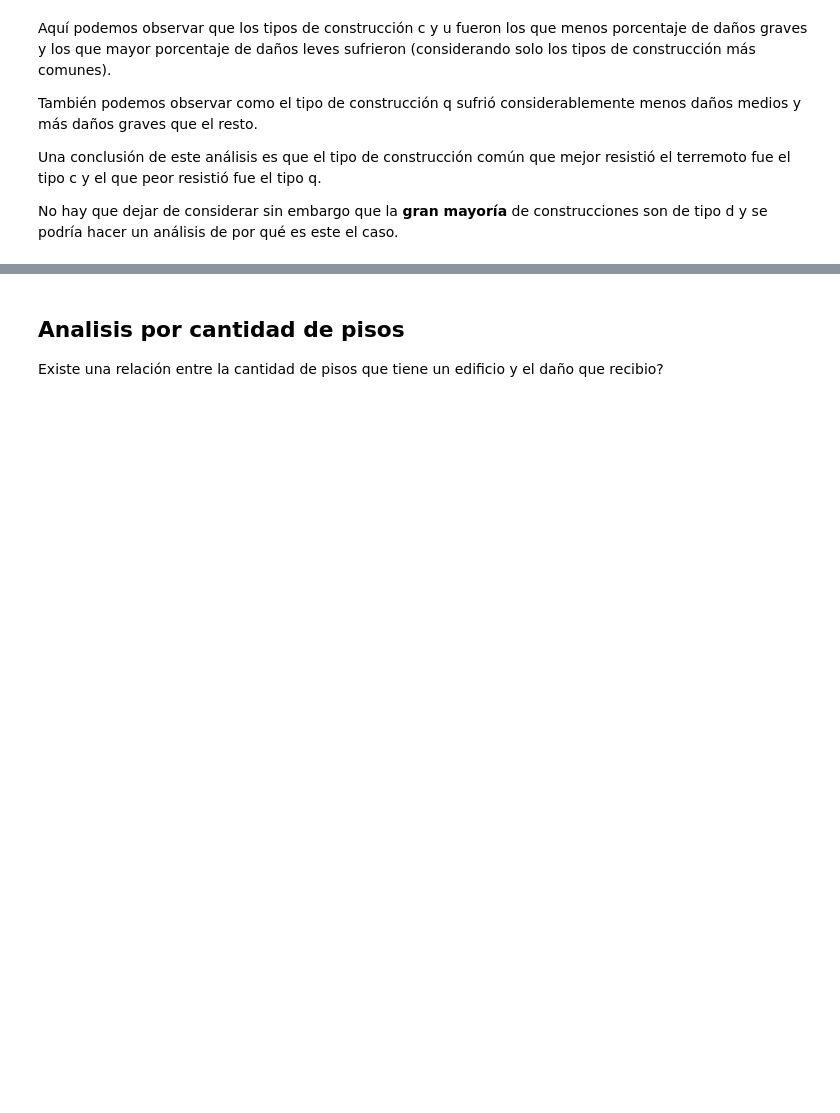
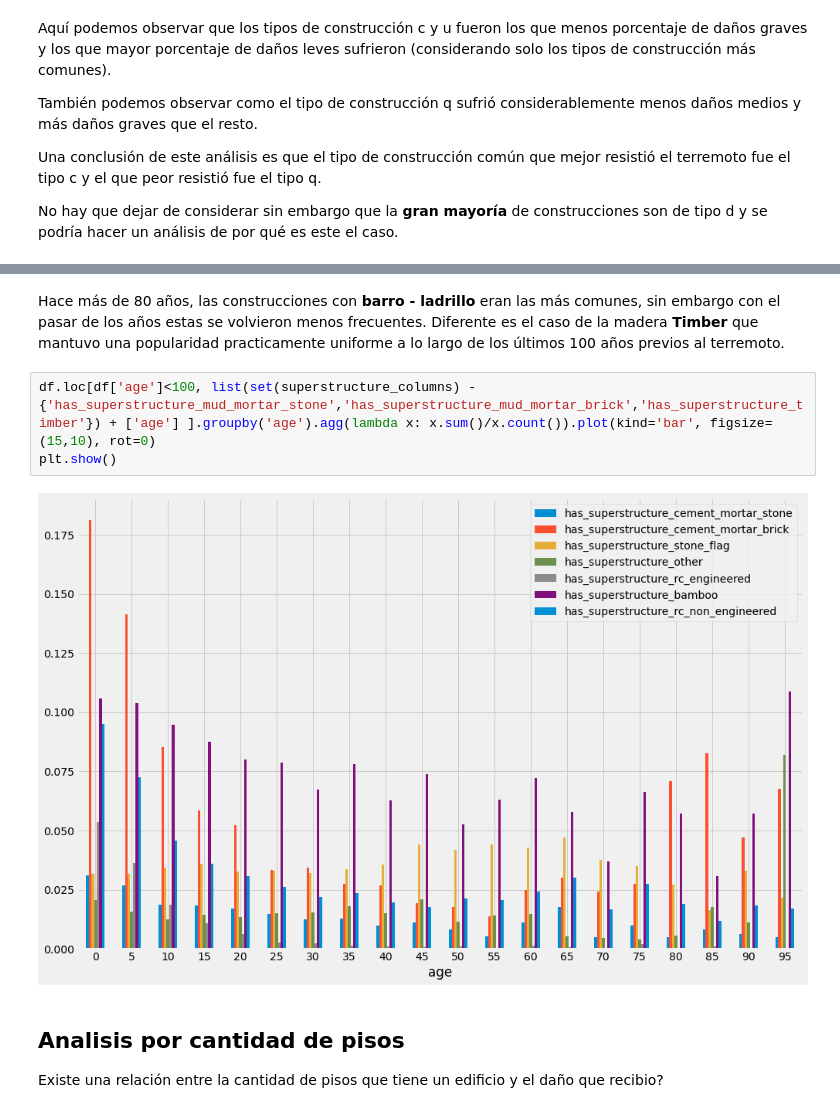
Before and after one commit to franvinas/7506-tp1, a Jupyter notebook: tp1.ipynb, the cells around one changed output, grey strips where cells are left out. Saved outputs shown, nothing was run; the diff lists cells and outputs as text; blank space fills up the shorter version.

```diff
--- a/tp1.ipynb
+++ b/tp1.ipynb
@@ -857,3 +871,10 @@ No hay que dejar de considerar sin embargo que la **gran mayoría** de construcc
+# %% [markdown]
+Hace más de 80 años, las construcciones con **barro - ladrillo** eran las más comunes, sin embargo con el pasar de los años estas se volvieron menos frecuentes. Diferente es el caso de la madera **Timber** que mantuvo una popularidad practicamente uniforme a lo largo de los últimos 100 años previos al terremoto.
+# %%
+df.loc[df['age']<100, list(set(superstructure_columns) - {'has_superstructure_mud_mortar_stone','has_superstructure_mud_mortar_brick','has_superstructure_timber'}) + ['age'] ].groupby('age').agg(lambda x: x.sum()/x.count()).plot(kind='bar', figsize=(15,10), rot=0)
+plt.show()
+# %% [output]
+[figure, added]
 # %% [markdown]
 ## Analisis por cantidad de pisos
 Existe una relación entre la cantidad de pisos que tiene un edificio y el daño que recibio?
```
Also changed, not shown: parts of 20 cells of this notebook.
